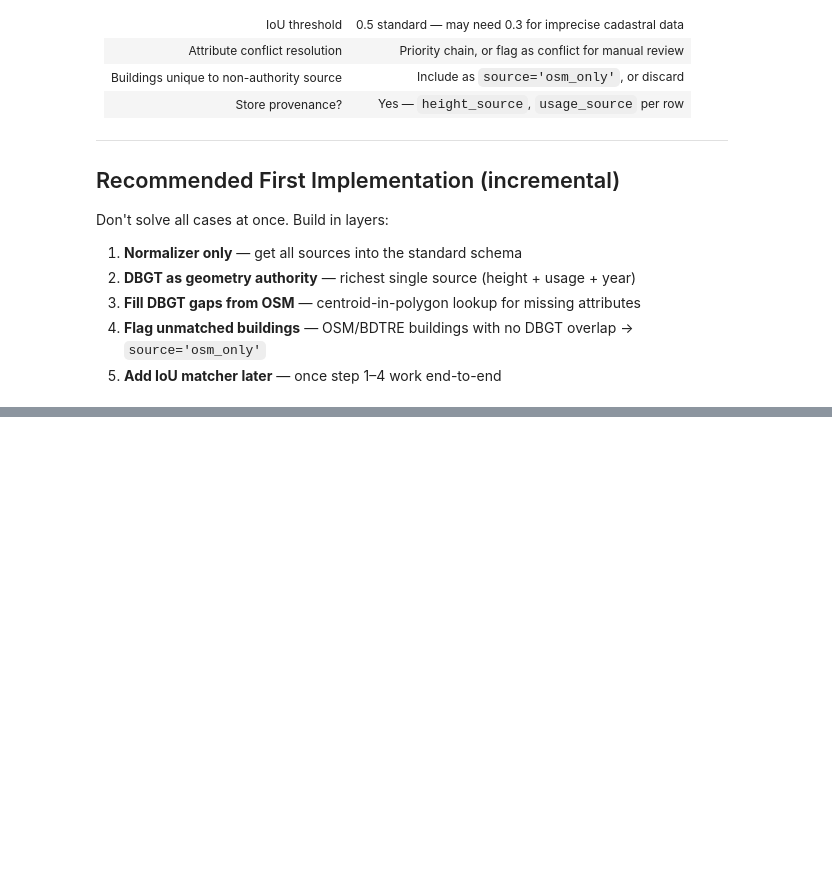
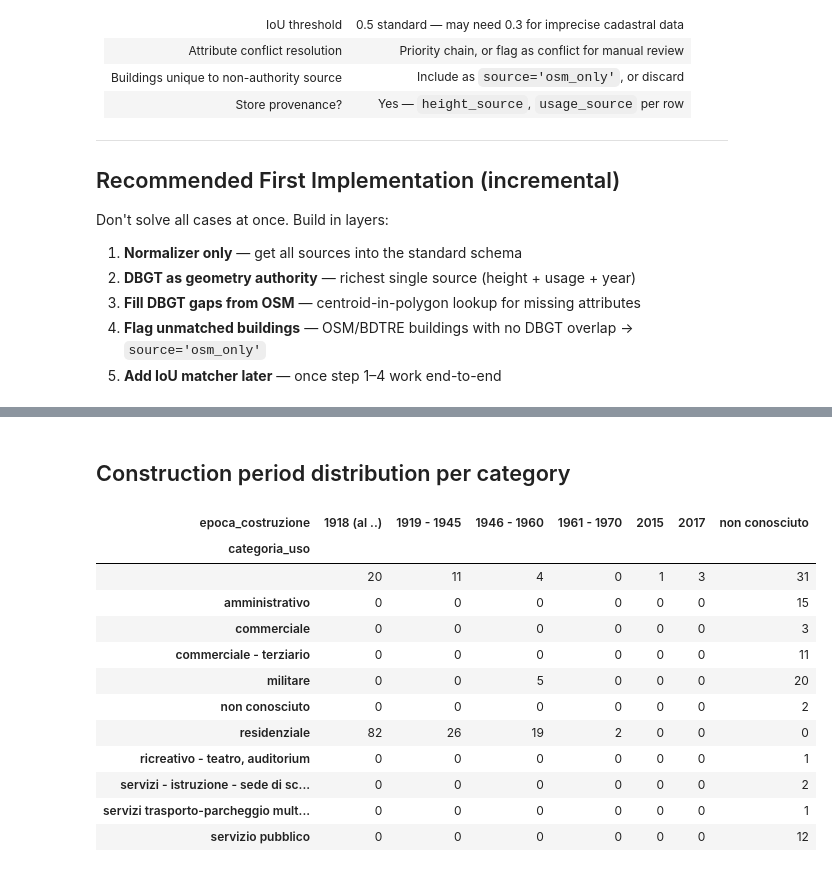
Before and after one commit to energycenterlab/CIM_wizard, a Jupyter notebook: cim_wizard_integrated_2026/logic/logic_baseline.ipynb, the cells around one changed output, grey strips where cells are left out. Saved outputs shown, nothing was run; the diff lists cells and outputs as text; code cells hidden in the pictures; blank space fills up the shorter version.

```diff
--- a/cim_wizard_integrated_2026/logic/logic_baseline.ipynb
+++ b/cim_wizard_integrated_2026/logic/logic_baseline.ipynb
@@ -757,0 +1047,22 @@ Don't solve all cases at once. Build in layers:
+# %%
+# Convert height and floors to numeric (they come as strings from WFS)
+dbgt_buildings['altezza_edificio'] = (
+    dbgt_buildings['altezza_edificio']
+    .replace('', None)
+    .astype(float, errors='ignore')
+)
+dbgt_buildings['numero_piani'] = (
+    dbgt_buildings['numero_piani']
+    .replace('', None)
+    .astype(float, errors='ignore')
+)
+
+stats = dbgt_buildings.groupby('categoria_uso').agg(
+    building_count   = ('categoria_uso',    'count'),
+    avg_height_m     = ('altezza_edificio', 'mean'),
+    max_height_m     = ('altezza_edificio', 'max'),
+    # avg_floors       = ('numero_piani',     'mean'),
+    total_footprint_m2 = ('geometry',       lambda g: g.area.sum())
+).round(2)
+
+stats
@@ -757,0 +1084,25 @@ Don't solve all cases at once. Build in layers:
+# %% [markdown]
+## Construction period distribution per category
+# %%
+epoch_table = (
+    dbgt_buildings
+    .groupby(['categoria_uso', 'epoca_costruzione'])
+    .size()
+    .unstack(fill_value=0)
+)
+
+epoch_table
+# %% [output]
+| epoca_costruzione | 1918 (al ..) | 1919 - 1945 | 1946 - 1960 | 1961 - 1970 | 2015 | 2017 | non conosciuto |
+| categoria_uso |  |  |  |  |  |  |  |
+|  | 20 | 11 | 4 | 0 | 1 | 3 | 31 |
+| amministrativo | 0 | 0 | 0 | 0 | 0 | 0 | 15 |
+| commerciale | 0 | 0 | 0 | 0 | 0 | 0 | 3 |
+| commerciale - terziario | 0 | 0 | 0 | 0 | 0 | 0 | 11 |
+| militare | 0 | 0 | 5 | 0 | 0 | 0 | 20 |
+| non conosciuto | 0 | 0 | 0 | 0 | 0 | 0 | 2 |
+| residenziale | 82 | 26 | 19 | 2 | 0 | 0 | 0 |
+| ricreativo - teatro, auditorium | 0 | 0 | 0 | 0 | 0 | 0 | 1 |
+| servizi - istruzione - sede di sc... | 0 | 0 | 0 | 0 | 0 | 0 | 2 |
+| servizi trasporto-parcheggio mult... | 0 | 0 | 0 | 0 | 0 | 0 | 1 |
+| servizio pubblico | 0 | 0 | 0 | 0 | 0 | 0 | 12 |
```
Also changed, not shown: parts of 48 cells of this notebook.
